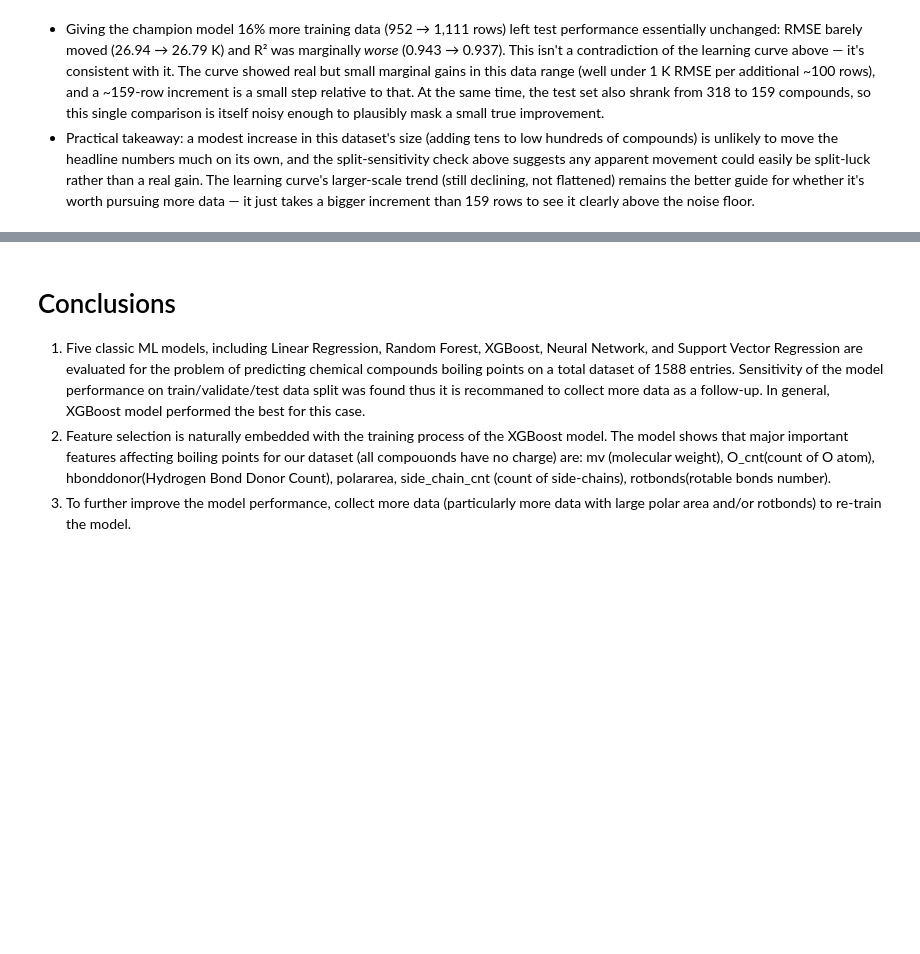
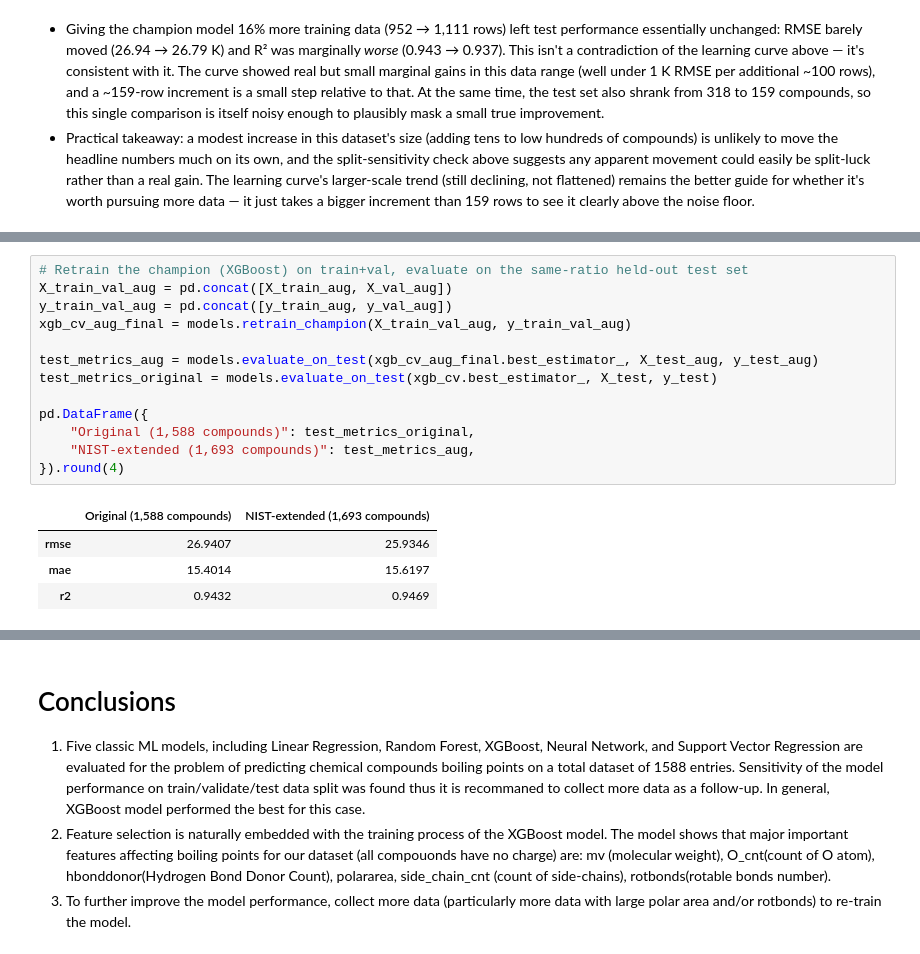
Before and after one commit to JShi12/Predict-Organic-Chemical-Boiling-Point, a Jupyter notebook: Boiling_Point_Predicter.ipynb, the cells around one changed output, grey strips where cells are left out. Saved outputs shown, nothing was run; the diff lists cells and outputs as text; blank space fills up the shorter version.

```diff
--- a/Boiling_Point_Predicter.ipynb
+++ b/Boiling_Point_Predicter.ipynb
@@ -804,0 +891,18 @@ a bigger increment than 159 rows to see it clearly above the noise floor.
+# %%
+# Retrain the champion (XGBoost) on train+val, evaluate on the same-ratio held-out test set
+X_train_val_aug = pd.concat([X_train_aug, X_val_aug])
+y_train_val_aug = pd.concat([y_train_aug, y_val_aug])
+xgb_cv_aug_final = models.retrain_champion(X_train_val_aug, y_train_val_aug)
+
+test_metrics_aug = models.evaluate_on_test(xgb_cv_aug_final.best_estimator_, X_test_aug, y_test_aug)
+test_metrics_original = models.evaluate_on_test(xgb_cv.best_estimator_, X_test, y_test)
+
+pd.DataFrame({
+    "Original (1,588 compounds)": test_metrics_original,
+    "NIST-extended (1,693 compounds)": test_metrics_aug,
+}).round(4)
+# %% [output]
+|  | Original (1,588 compounds) | NIST-extended (1,693 compounds) |
+| rmse | 26.9407 | 25.9346 |
+| mae | 15.4014 | 15.6197 |
+| r2 | 0.9432 | 0.9469 |
```
Also changed, not shown: parts of 7 cells of this notebook, 4 other files.
